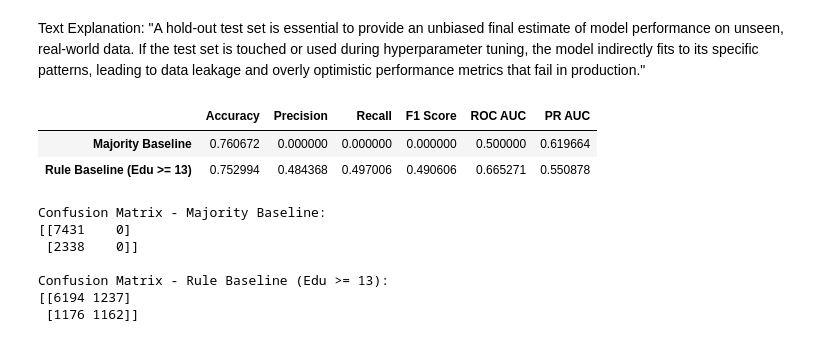
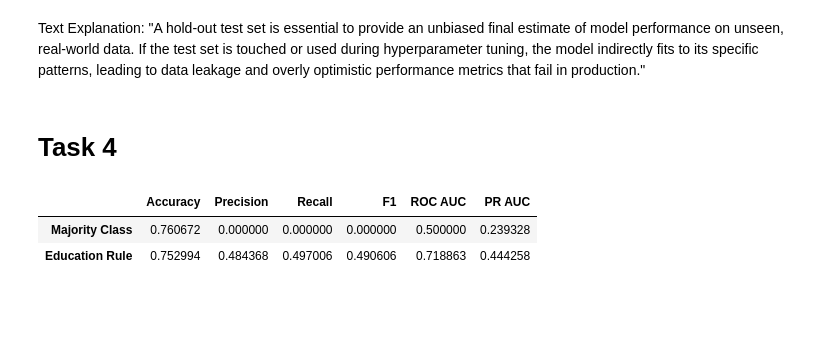
Before and after one commit to MuhammadM434-prog/Web-3-Geeks-Internship, a Jupyter notebook: Week 1/Day 1/Week1Day1Tasks.ipynb, the cells around one changed output. Saved outputs shown, nothing was run; the diff lists cells and outputs as text; code cells hidden in the pictures; blank space fills up the shorter version.

Commit message:
Fixed Week 1 Day 1 tasks

```diff
--- a/Week 1/Day 1/Week1Day1Tasks.ipynb
+++ b/Week 1/Day 1/Week1Day1Tasks.ipynb
@@ -187,50 +220,58 @@ print(f"Train set: {X_train.shape[0]} | Dev set: {X_dev.shape[0]} | Test set: {X
 Train set: 34188 | Dev set: 4885 | Test set: 9769
 # %% [markdown]
 Text Explanation: "A hold-out test set is essential to provide an unbiased final estimate of model performance on unseen, real-world data. If the test set is touched or used during hyperparameter tuning, the model indirectly fits to its specific patterns, leading to data leakage and overly optimistic performance metrics that fail in production."
+# %% [markdown]
+# Task 4
 # %%
-from sklearn.metrics import accuracy_score, precision_score, recall_score, f1_score, roc_auc_score, precision_recall_curve, auc, confusion_matrix
 import pandas as pd
+import matplotlib.pyplot as plt
+from sklearn.dummy import DummyClassifier
+from sklearn.metrics import accuracy_score, precision_score, recall_score, f1_score, roc_auc_score, average_precision_score, confusion_matrix, ConfusionMatrixDisplay
 
-# 1. Majority Class Baseline (predict all 0)
-y_pred_maj = np.zeros(len(y_test))
-y_prob_maj = np.zeros(len(y_test))
+MajorityModel = DummyClassifier(strategy='most_frequent')
+MajorityModel.fit(X_train, y_train)
 
-# 2. Single-Feature Rule Baseline: education-num >= 13 (Bachelors degree or higher)
-# Rationale: Higher formal education correlates heavily with managerial/professional income >50K.
-y_pred_rule = (X_test['education-num'] >= 13).astype(int)
-y_prob_rule = y_pred_rule # binary prediction as proxy probability
+MajorityPred = MajorityModel.predict(X_test)
+MajorityProb = MajorityModel.predict_proba(X_test)[:, 1]
 
-def calc_metrics(y_true, y_pred, y_prob):
-    p, r, _ = precision_recall_curve(y_true, y_prob)
+# Single-Feature Rule Baseline: education-num >= 13
+# Rationale: Higher education levels are generally associated with higher income,
+# making education-num a reasonable simple feature for predicting income >50K.
+# This rule is intentionally simple and provides a baseline for comparison with
+# more advanced machine learning models.
+
+RulePred = (X_test['education-num'] >= 13).astype(int)
+RuleScore = X_test['education-num']
+
+def EvaluateModel(YTrue, YPred, YScore):
     return {
-        'Accuracy': accuracy_score(y_true, y_pred),
-        'Precision': precision_score(y_true, y_pred, zero_division=0),
-        'Recall': recall_score(y_true, y_pred),
-        'F1 Score': f1_score(y_true, y_pred, zero_division=0),
-        'ROC AUC': roc_auc_score(y_true, y_prob),
-        'PR AUC': auc(r, p)
+        'Accuracy': accuracy_score(YTrue, YPred),
+        'Precision': precision_score(YTrue, YPred, zero_division=0),
+        'Recall': recall_score(YTrue, YPred, zero_division=0),
+        'F1': f1_score(YTrue, YPred, zero_division=0),
+        'ROC AUC': roc_auc_score(YTrue, YScore),
+        'PR AUC': average_precision_score(YTrue, YScore)
     }
 
-metrics_df = pd.DataFrame({
-    'Majority Baseline': calc_metrics(y_test, y_pred_maj, y_prob_maj),
-    'Rule Baseline (Edu >= 13)': calc_metrics(y_test, y_pred_rule, y_prob_rule)
-}).T
+MajorityResults = EvaluateModel(
+    y_test,
+    MajorityPred,
+    MajorityProb
+)
 
-display(metrics_df)
+RuleResults = EvaluateModel(
+    y_test,
+    RulePred,
+    RuleScore
+)
 
-print("Confusion Matrix - Majority Baseline:")
-print(confusion_matrix(y_test, y_pred_maj))
+MetricsTable = pd.DataFrame(
+    [MajorityResults, RuleResults],
+    index=['Majority Class', 'Education Rule']
+)
 
-print("\nConfusion Matrix - Rule Baseline (Edu >= 13):")
-print(confusion_matrix(y_test, y_pred_rule))
+MetricsTable
 # %% [output]
-|  | Accuracy | Precision | Recall | F1 Score | ROC AUC | PR AUC |
-| Majority Baseline | 0.760672 | 0.000000 | 0.000000 | 0.000000 | 0.500000 | 0.619664 |
-| Rule Baseline (Edu >= 13) | 0.752994 | 0.484368 | 0.497006 | 0.490606 | 0.665271 | 0.550878 |
+|  | Accuracy | Precision | Recall | F1 | ROC AUC | PR AUC |
+| Majority Class | 0.760672 | 0.000000 | 0.000000 | 0.000000 | 0.500000 | 0.239328 |
+| Education Rule | 0.752994 | 0.484368 | 0.497006 | 0.490606 | 0.718863 | 0.444258 |
-Confusion Matrix - Majority Baseline:
-[[7431    0]
- [2338    0]]
-
-Confusion Matrix - Rule Baseline (Edu >= 13):
-[[6194 1237]
- [1176 1162]]
```
Also changed, not shown: parts of 10 cells of this notebook, 1 other file.
